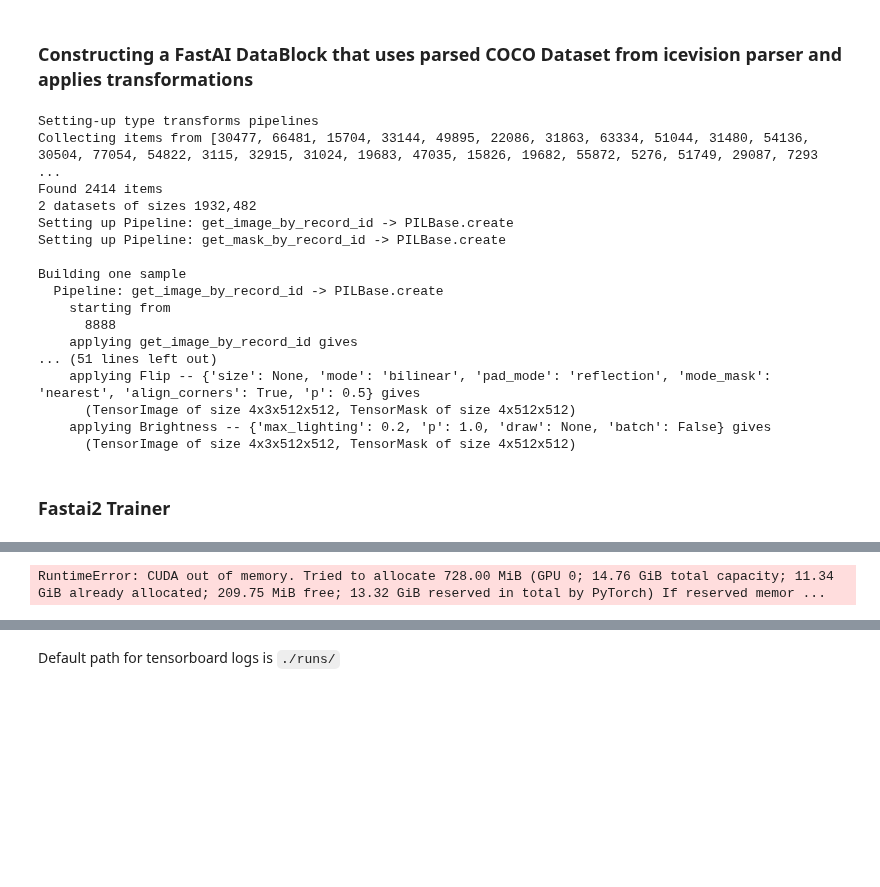
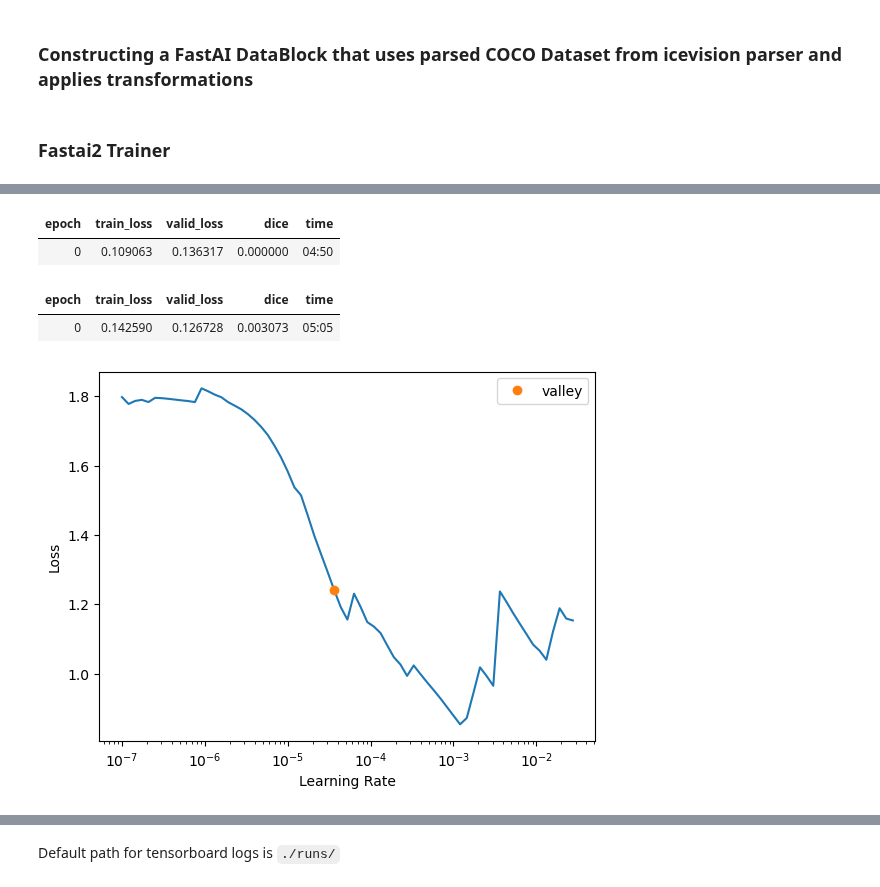
Before and after one commit to SkyTruth/cerulean-ml, a Jupyter notebook: notebooks/fastai2_unet_trainer_cv2.ipynb, the cells around one changed output, grey strips where cells are left out. Drawn from its saved outputs; the diff is of its cells as text; code cells hidden in the pictures; blank space fills up the shorter version.

```diff
--- a/notebooks/fastai2_unet_trainer_cv2.ipynb
+++ b/notebooks/fastai2_unet_trainer_cv2.ipynb
@@ -26,7 +24,7 @@ mount_path = "/root/data"
 # %%
 class_map = {v: k for k, v in data.class_mapping_coco_inv.items()}
 class_ints = list(range(1, len(list(class_map.keys())[:-1]) + 1))
-parser = COCOMaskParser(annotations_filepath=f"{data_path}/tile-cerulean-v2-partial-with-context/instances_Tiled Cerulean Dataset V2.json", img_dir=f"{mount_path}/tile-cerulean-v2-partial-with-context/tiled_images")
+parser = COCOMaskParser(annotations_filepath=f"{mount_path}/tile-cerulean-v2-partial-with-context/instances_Tiled Cerulean Dataset V2.json", img_dir=f"{mount_path}/tile-cerulean-v2-partial-with-context/tiled_images")
 train_records, valid_records = parser.parse(autofix=False)
 # %% [markdown]
 ### Importing functions for returning an image sample and a semantic segmentation label for each sample
@@ -56,27 +54,9 @@ coco_seg_dblock = DataBlock(
     n_inp=1,
 )
 
-dls = coco_seg_dblock.dataloaders(source=record_ids, batch_size=5)
+dls = coco_seg_dblock.dataloaders(source=record_ids, batch_size=1)
 # %%
 coco_seg_dblock.summary(record_ids)
-# %% [output]
-Setting-up type transforms pipelines
-Collecting items from [30477, 66481, 15704, 33144, 49895, 22086, 31863, 63334, 51044, 31480, 54136, 30504, 77054, 54822, 3115, 32915, 31024, 19683, 47035, 15826, 19682, 55872, 5276, 51749, 29087, 7293 ...
-Found 2414 items
-2 datasets of sizes 1932,482
-Setting up Pipeline: get_image_by_record_id -> PILBase.create
-Setting up Pipeline: get_mask_by_record_id -> PILBase.create
-
-Building one sample
-  Pipeline: get_image_by_record_id -> PILBase.create
-    starting from
-      8888
-    applying get_image_by_record_id gives
-... (51 lines left out)
-    applying Flip -- {'size': None, 'mode': 'bilinear', 'pad_mode': 'reflection', 'mode_mask': 'nearest', 'align_corners': True, 'p': 0.5} gives
-      (TensorImage of size 4x3x512x512, TensorMask of size 4x512x512)
-    applying Brightness -- {'max_lighting': 0.2, 'p': 1.0, 'draw': None, 'batch': False} gives
-      (TensorImage of size 4x3x512x512, TensorMask of size 4x512x512)
 # %% [markdown]
 ### Fastai2 Trainer
 # %%
@@ -85,14 +65,14 @@ timestampStr = dateTimeObj.strftime("%d_%b_%Y_%H_%M_%S")
 experiment_dir =  Path(f'{mount_path}/experiments/cv2/'+timestampStr+'_fastai_unet/')
 experiment_dir.mkdir(exist_ok=True)
 # %%
-arch = 50
+arch = 18
 archs = {18: resnet18, 34: resnet34, 50: resnet50}
 # %%
-learn = unet_learner(dls, archs[arch], metrics=[Dice()], model_dir=experiment_dir, n_out = 7, cbs=[MixedPrecision]) # cbs=[MixedPrecision]
+learner = unet_learner(dls, archs[arch], metrics=[Dice()], model_dir=experiment_dir, n_out = 7, cbs=[MixedPrecision]) # cbs=[MixedPrecision]
 
-lr = learn.lr_find()
+lr = learner.lr_find()
 
 cbs = [TensorBoardCallback(projector=False, trace_model=False)]
 
-learn.fine_tune(2, 2e-4, cbs=cbs)#, cbs=SaveModelCallback(monitor='dice'))w
+learner.fine_tune(1, 2e-4, cbs=cbs)#, cbs=SaveModelCallback(monitor='dice'))w
 # %% [output]
@@ -100,3 +79,7 @@ Downloading: "https://download.pytorch.org/models/resnet50-0676ba61.pth" to /roo
 [interactive output not drawn]
-RuntimeError: CUDA out of memory. Tried to allocate 728.00 MiB (GPU 0; 14.76 GiB total capacity; 11.34 GiB already allocated; 209.75 MiB free; 13.32 GiB reserved in total by PyTorch) If reserved memor ...
+| epoch | train_loss | valid_loss | dice | time |
+| 0 | 0.109063 | 0.136317 | 0.000000 | 04:50 |
+| epoch | train_loss | valid_loss | dice | time |
+| 0 | 0.142590 | 0.126728 | 0.003073 | 05:05 |
+[figure, added]
 # %%
```
Also changed, not shown: parts of 14 cells of this notebook, 1 other file.
